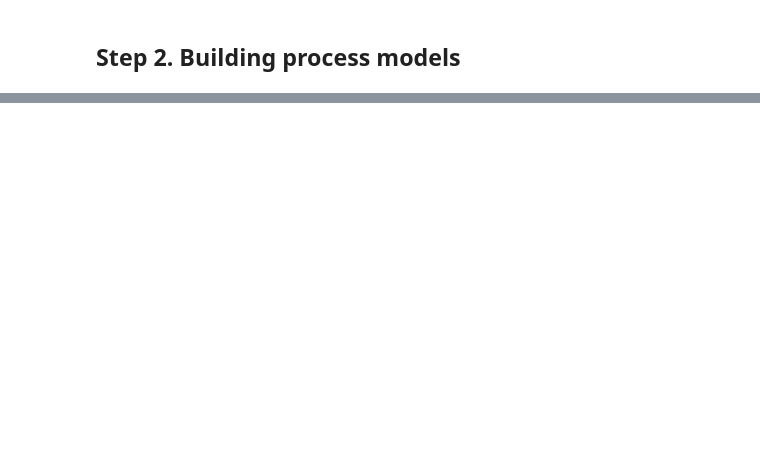
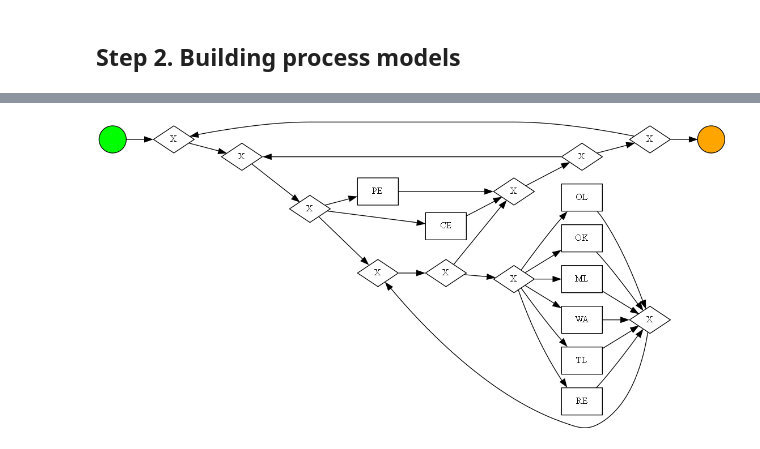
Before and after one commit to APAlekseeva/coursework-masters-1st, a Jupyter notebook: coursework.ipynb, the cells around one changed output, grey strips where cells are left out. Cells and saved outputs as stored; diff of their text form; code cells hidden in the pictures; blank space fills up the shorter version.

```diff
--- a/coursework.ipynb
+++ b/coursework.ipynb
@@ -175,0 +291,5 @@ df_hard
+# %%
+bpmn_graph_v = pm4py.discover_bpmn_inductive(log_v)
+pm4py.view_bpmn(bpmn_graph_v, format = 'png')
+# %% [output]
+[figure, added]
```
Also changed, not shown: parts of 58 cells of this notebook.
